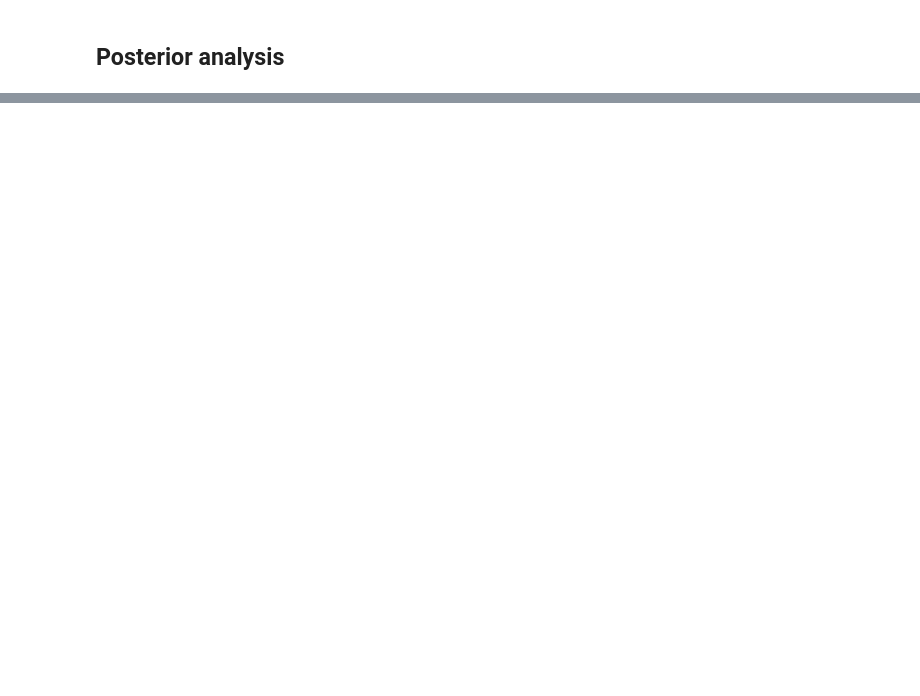
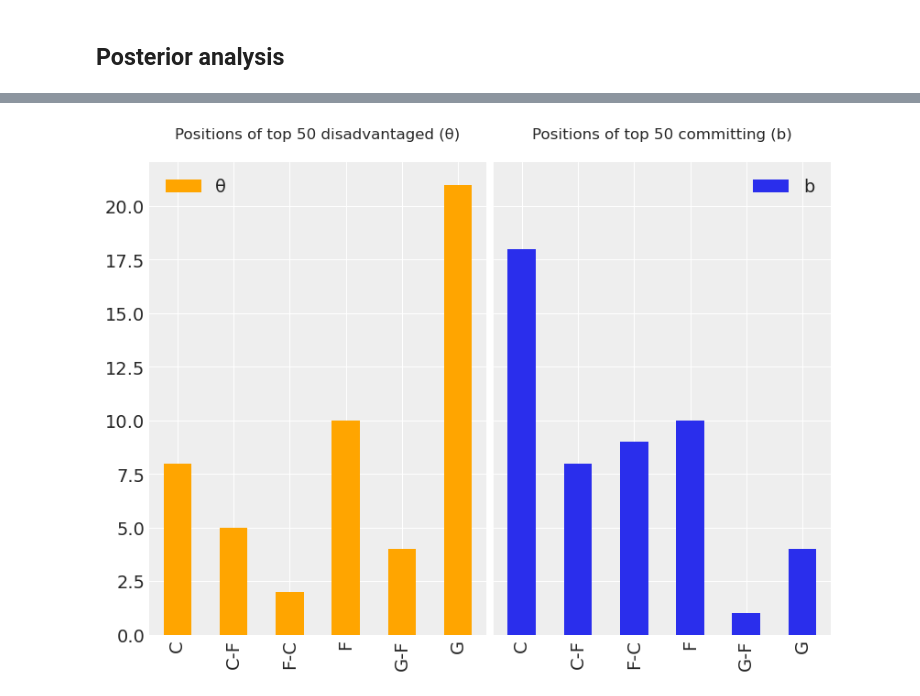
Before and after one commit to ltoniazzi/Item-Response-NBA, a Jupyter notebook: Item-Response-NBA.ipynb, the cells around one changed output, grey strips where cells are left out. Cells and saved outputs as stored; diff of their text form; code cells hidden in the pictures; blank space fills up the shorter version.

```diff
--- a/Item-Response-NBA.ipynb
+++ b/Item-Response-NBA.ipynb
@@ -392,0 +435,21 @@ else:
+# %%
+amount = 50 # How many top players we want to display
+top_θ_list = top_θ[:amount].coords["disadvantaged"].to_dict()["data"]
+top_b_list = top_b[:amount].coords["committing"].to_dict()["data"]
+
+positions = ["C", "C-F",  "F-C", "F",  "G-F", "G"]
+
+#Histogram of positions of top disadvantaged players
+fig = plt.figure(figsize=(8, 6))
+top_θ_position = fig.add_subplot(121)
+df_position.loc[df_position.index.isin(top_θ_list)].position.value_counts().loc[positions].plot.bar(ax = top_θ_position, color="orange", label="θ")
+top_θ_position.set_title(f"Positions of top {amount} disadvantaged (θ)\n", fontsize =12)
+top_θ_position.legend(loc="upper left");
+
+#Histogram of positions of top committing players
+top_b_position = fig.add_subplot(122, sharey=top_θ_position)
+df_position.loc[df_position.index.isin(top_b_list)].position.value_counts().loc[positions].plot.bar(ax = top_b_position, label="b")
+top_b_position.set_title(f"Positions of top {amount} committing (b)\n", fontsize =12)
+top_b_position.legend(loc="upper right");
+# %% [output]
+[figure, added]
```
Also changed, not shown: parts of 26 cells of this notebook.
